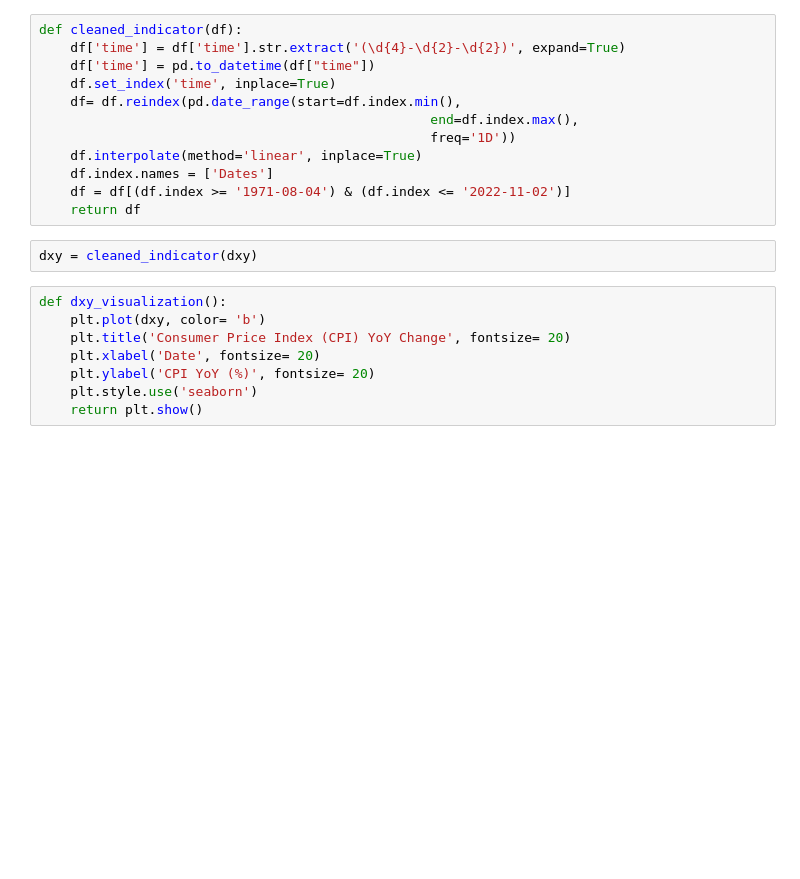
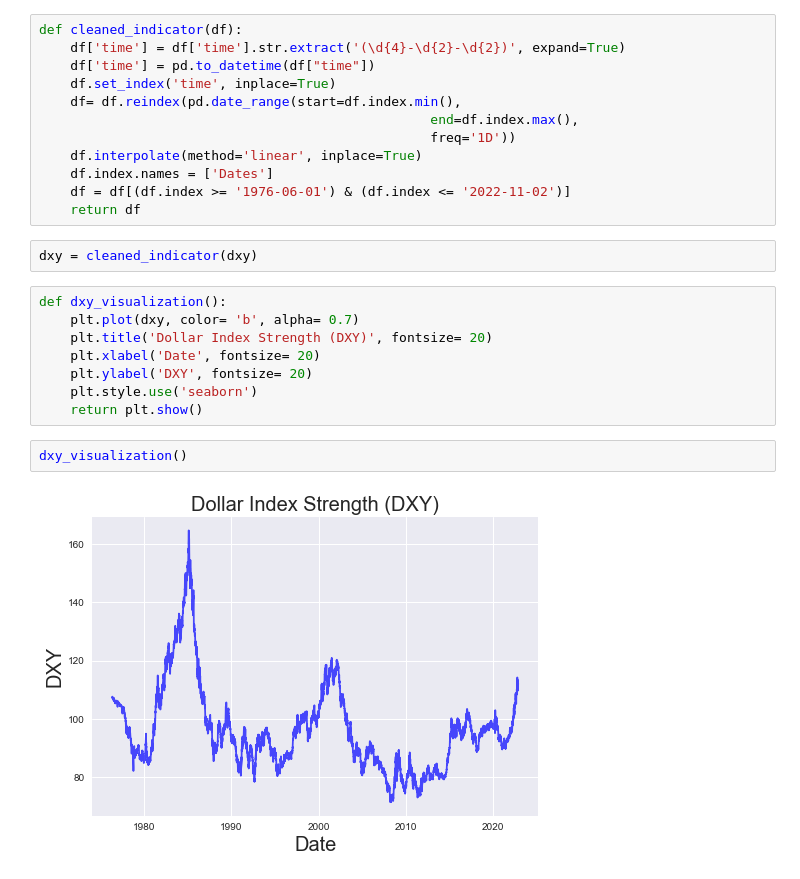
Before and after one commit to litosmunoz/Introduction-to-Quantitative-Trading, a Jupyter notebook: indicators_graphs/Credit_cycle/dxy.ipynb, the cells around one changed output. Cells and saved outputs as stored; diff of their text form; blank space fills up the shorter version.

```diff
--- a/indicators_graphs/Credit_cycle/dxy.ipynb
+++ b/indicators_graphs/Credit_cycle/dxy.ipynb
@@ -14,15 +23,19 @@ def cleaned_indicator(df):
                                                   freq='1D'))
     df.interpolate(method='linear', inplace=True)
     df.index.names = ['Dates']
-    df = df[(df.index >= '1971-08-04') & (df.index <= '2022-11-02')]
+    df = df[(df.index >= '1976-06-01') & (df.index <= '2022-11-02')]
     return df
 # %%
 dxy = cleaned_indicator(dxy)
 # %%
 def dxy_visualization():
-    plt.plot(dxy, color= 'b')
-    plt.title('Consumer Price Index (CPI) YoY Change', fontsize= 20)
+    plt.plot(dxy, color= 'b', alpha= 0.7)
+    plt.title('Dollar Index Strength (DXY)', fontsize= 20)
     plt.xlabel('Date', fontsize= 20)
-    plt.ylabel('CPI YoY (%)', fontsize= 20)
+    plt.ylabel('DXY', fontsize= 20)
     plt.style.use('seaborn')
     return plt.show()
+# %%
+dxy_visualization()
+# %% [output]
+[figure, added]
```
Also changed, not shown: parts of 1 cell of this notebook, 9 other files.
